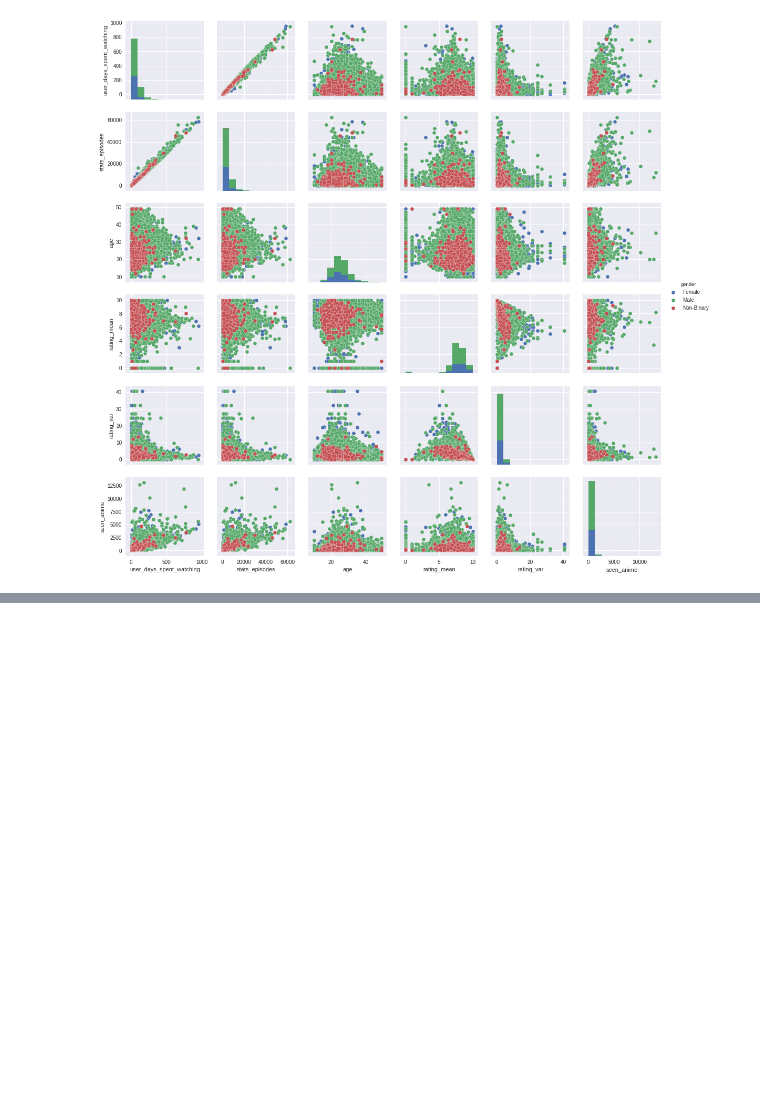
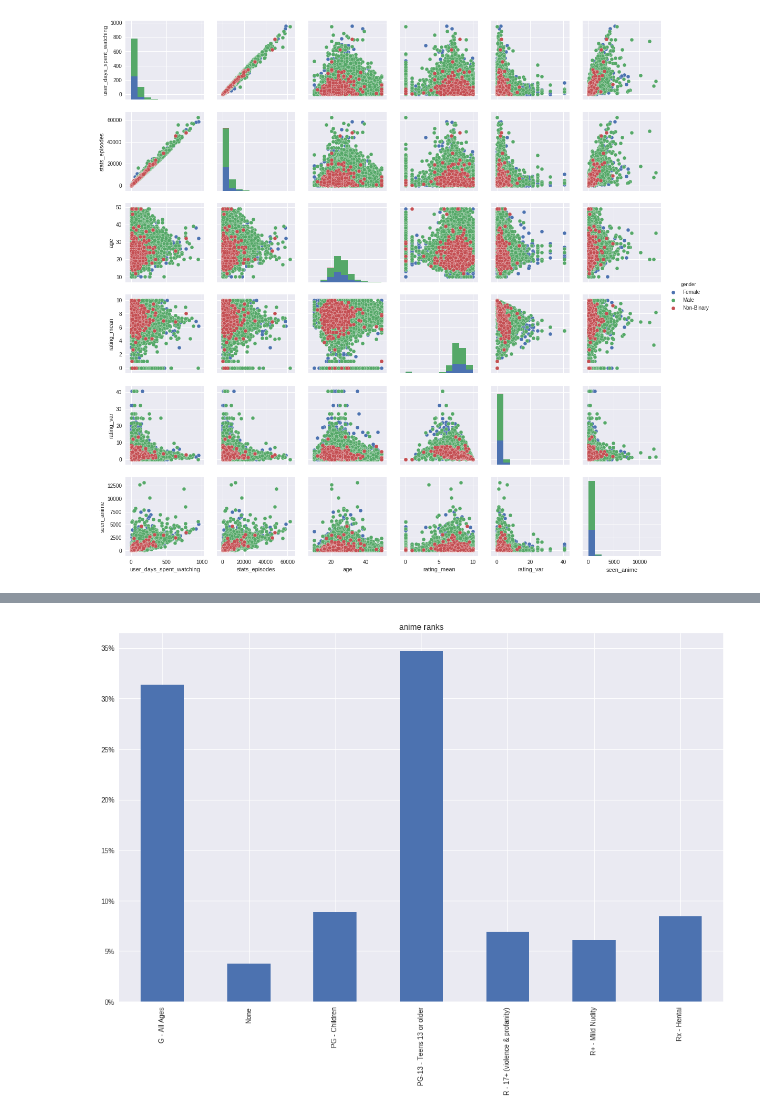
Before and after one commit to racinmat/mal-analysis, a Jupyter notebook: basic_analysis.ipynb, the cells around one changed output, grey strips where cells are left out. Cells and saved outputs as stored; diff of their text form; code cells hidden in the pictures; blank space fills up the shorter version.

```diff
--- a/basic_analysis.ipynb
+++ b/basic_analysis.ipynb
@@ -410,0 +416,5 @@ sns.pairplot(users_small[['user_days_spent_watching',
+# %%
+(animes['rating'].value_counts() / animes.shape[0]).sort_index().plot.bar(figsize=(16, 10), title='anime ranks')
+plt.gca().yaxis.set_major_formatter(FuncFormatter(lambda y, _: '{:.0%}'.format(y)))
+# %% [output]
+[figure, added]
```
Also changed, not shown: parts of 3 cells of this notebook, 1 other file.
